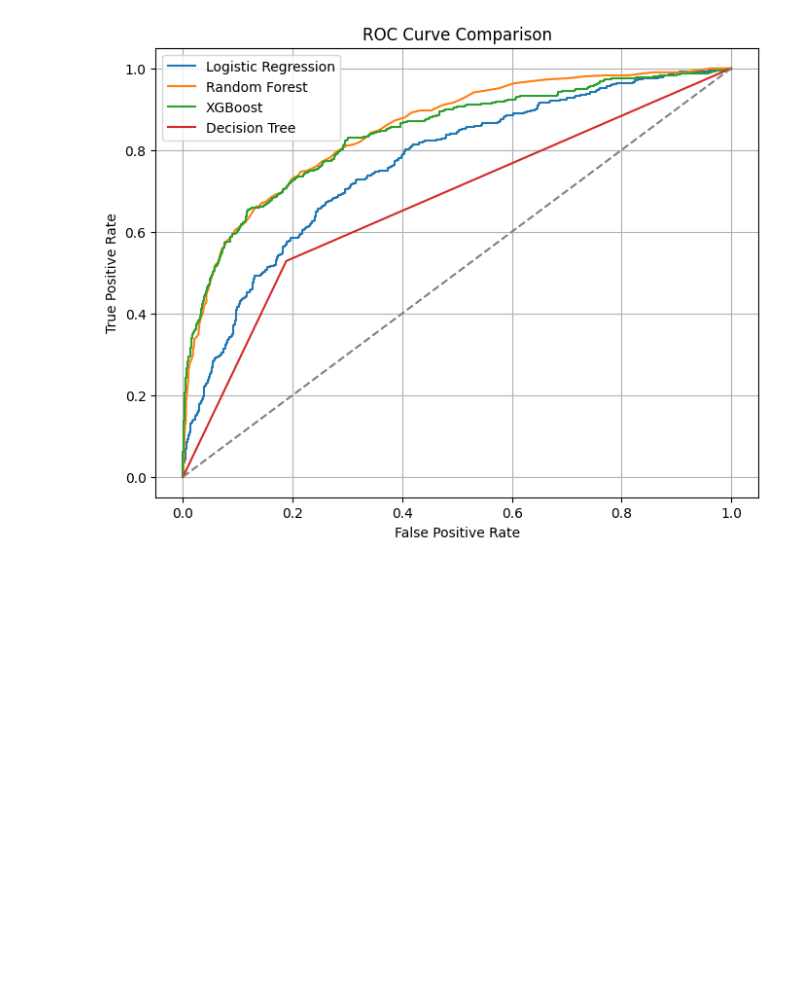
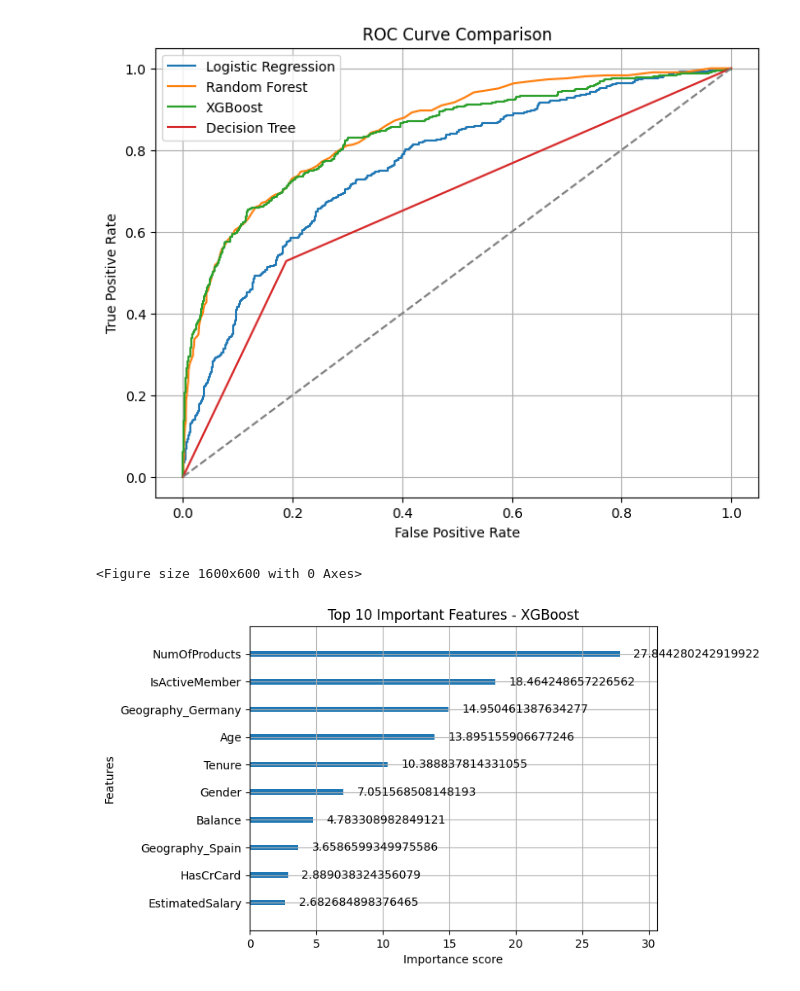
Before and after one commit to athulrj02/Churn-Modelling, a Jupyter notebook: py-code.ipynb, the cells around one changed output. Saved outputs shown, nothing was run; the diff lists cells and outputs as text; code cells hidden in the pictures; blank space fills up the shorter version.

Commit message:
Feature importance plot for XGBoost added

```diff
--- a/py-code.ipynb
+++ b/py-code.ipynb
@@ -439,3 +439,12 @@ plt.grid()
 plt.show()
 # %% [output]
 [figure]
+# %%
+# Feature importance plot (XGBoost)
+plt.figure(figsize=(16, 6))
+plot_importance(xgb_model, max_num_features=10, importance_type='gain')
+plt.title("Top 10 Important Features - XGBoost")
+plt.show()
+# %% [output]
+<Figure size 1600x600 with 0 Axes>
+[figure, added]
```
